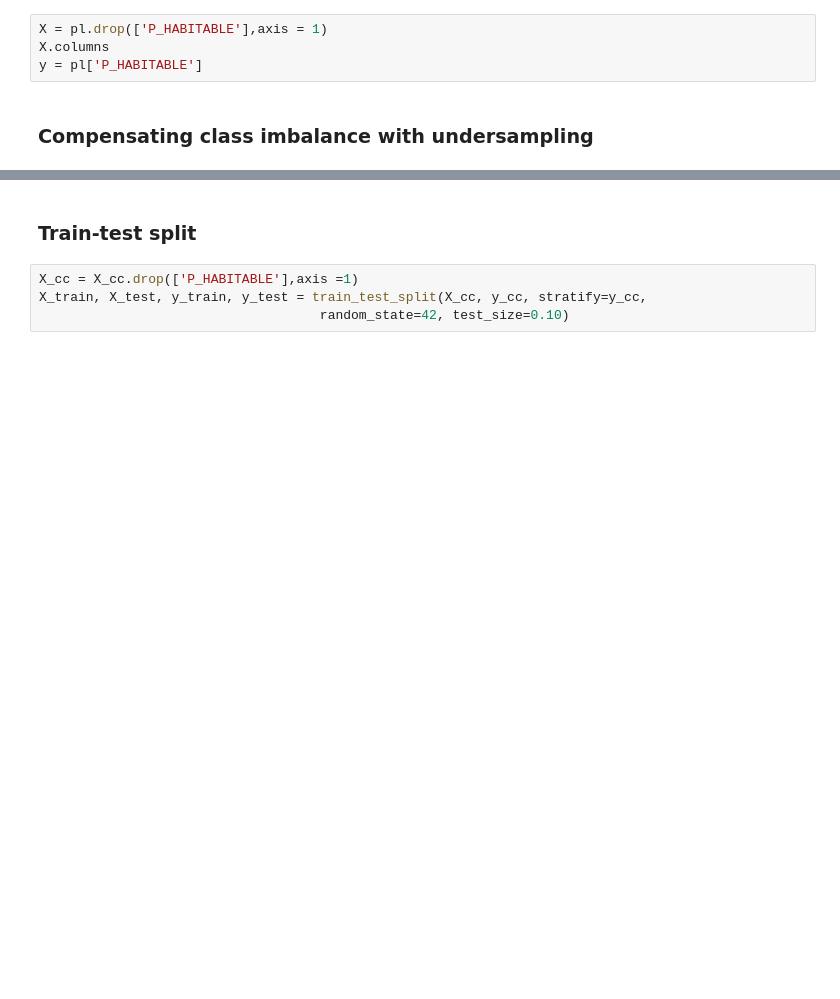
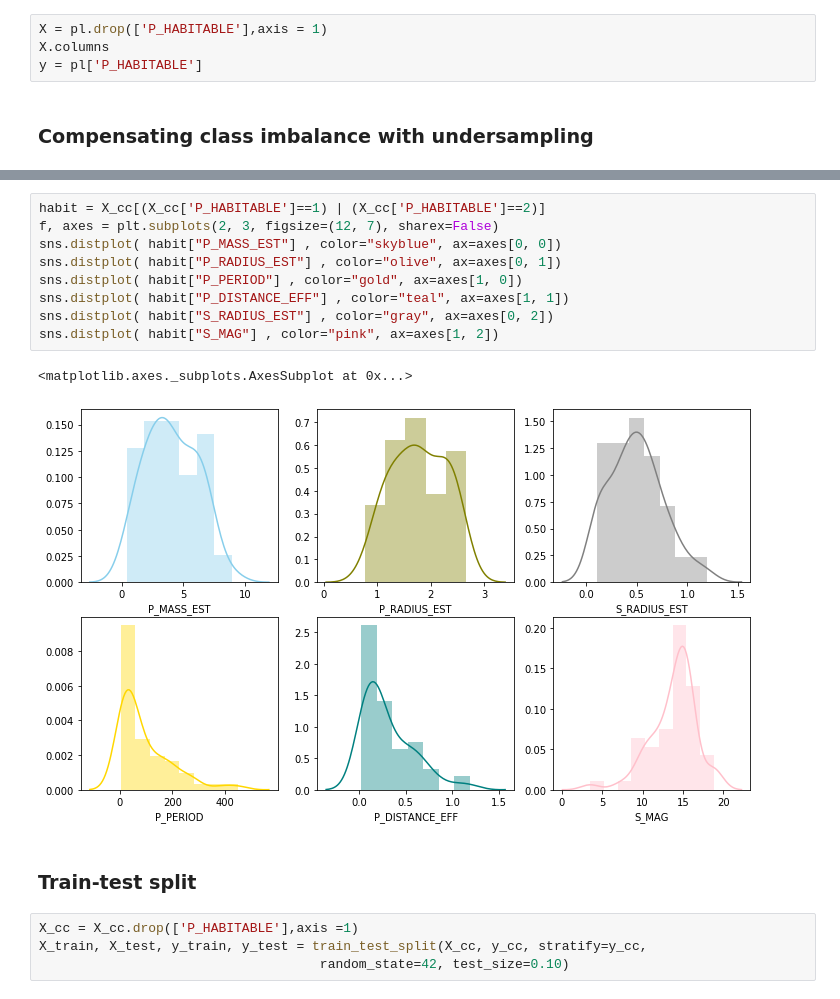
Before and after one commit to carolinacamassa/exoplanet-model-app, a Jupyter notebook: app/model/model.ipynb, the cells around one changed output, grey strips where cells are left out. Drawn from its saved outputs; the diff is of its cells as text; blank space fills up the shorter version.

```diff
--- a/app/model/model.ipynb
+++ b/app/model/model.ipynb
@@ -239,3 +241,15 @@ X_cc['P_HABITABLE'].value_counts().plot(kind = 'bar', title = 'Count of habitabl
+# %%
+habit = X_cc[(X_cc['P_HABITABLE']==1) | (X_cc['P_HABITABLE']==2)]
+f, axes = plt.subplots(2, 3, figsize=(12, 7), sharex=False)
+sns.distplot( habit["P_MASS_EST"] , color="skyblue", ax=axes[0, 0])
+sns.distplot( habit["P_RADIUS_EST"] , color="olive", ax=axes[0, 1])
+sns.distplot( habit["P_PERIOD"] , color="gold", ax=axes[1, 0])
+sns.distplot( habit["P_DISTANCE_EFF"] , color="teal", ax=axes[1, 1])
+sns.distplot( habit["S_RADIUS_EST"] , color="gray", ax=axes[0, 2])
+sns.distplot( habit["S_MAG"] , color="pink", ax=axes[1, 2])
+# %% [output]
+<matplotlib.axes._subplots.AxesSubplot at 0x...>
+[figure, added]
 # %% [markdown]
 ### Train-test split
 # %%
```
Also changed, not shown: parts of 6 cells of this notebook, 4 other files.
